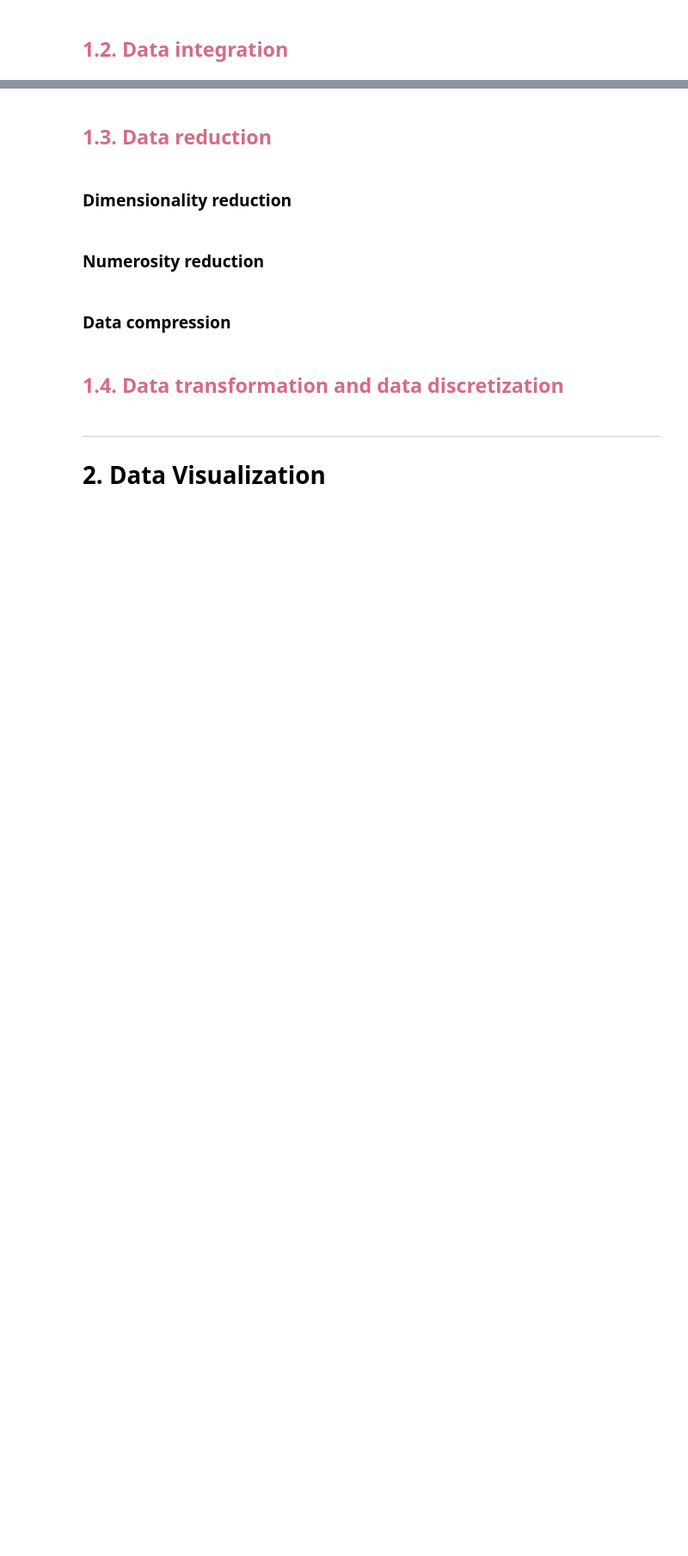
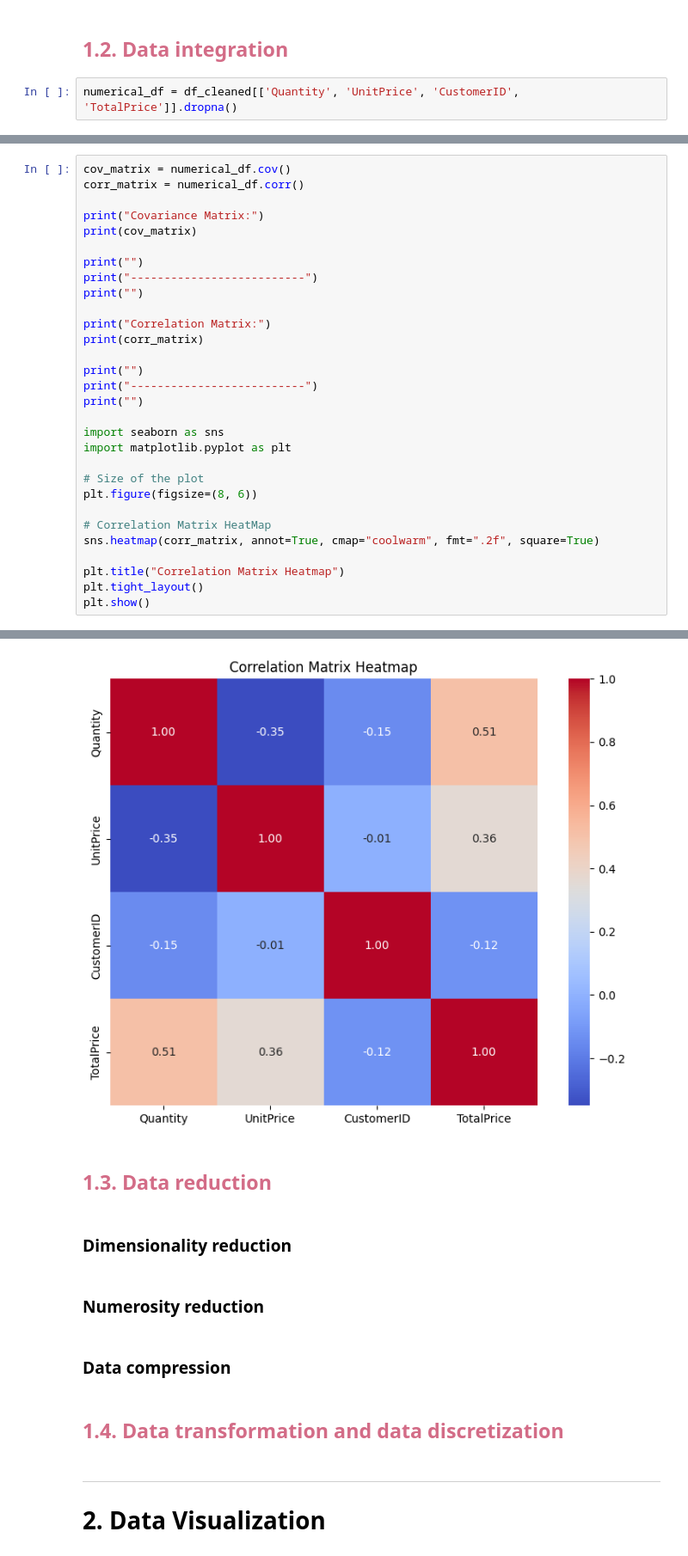
Before and after one commit to biren-charles/Data-Science-Project-ACT, a Jupyter notebook: datascience-online-retail-project.ipynb, the cells around one changed output, grey strips where cells are left out. Shown at 86% size. Saved outputs shown, nothing was run; the diff lists cells and outputs as text; blank space fills up the shorter version.

```diff
--- a/datascience-online-retail-project.ipynb
+++ b/datascience-online-retail-project.ipynb
@@ -112,2 +100,4 @@ df_cleaned.head()
 # %% [markdown]
 <h2 style="color:#d36c87;">1.2. Data integration</h2>
+# %%
+numerical_df = df_cleaned[['Quantity', 'UnitPrice', 'CustomerID', 'TotalPrice']].dropna()
@@ -113,0 +106,31 @@ df_cleaned.head()
+# %%
+cov_matrix = numerical_df.cov()
+corr_matrix = numerical_df.corr()
+
+print("Covariance Matrix:")
+print(cov_matrix)
+
+print("")
+print("--------------------------")
+print("")
+
+print("Correlation Matrix:")
+print(corr_matrix)
+
+print("")
+print("--------------------------")
+print("")
+
+import seaborn as sns
+import matplotlib.pyplot as plt
+
+# Size of the plot
+plt.figure(figsize=(8, 6))
+
+# Correlation Matrix HeatMap
+sns.heatmap(corr_matrix, annot=True, cmap="coolwarm", fmt=".2f", square=True)
+
+plt.title("Correlation Matrix Heatmap")
+plt.tight_layout()
+plt.show()
+# %% [output]
@@ -114,3 +154,4 @@ df_cleaned.head()
+[figure, added]
 # %% [markdown]
 <h2 style="color:#d36c87;">1.3. Data reduction</h2>
 # %% [markdown]
```
Also changed, not shown: parts of 5 cells of this notebook, 2 other files.
